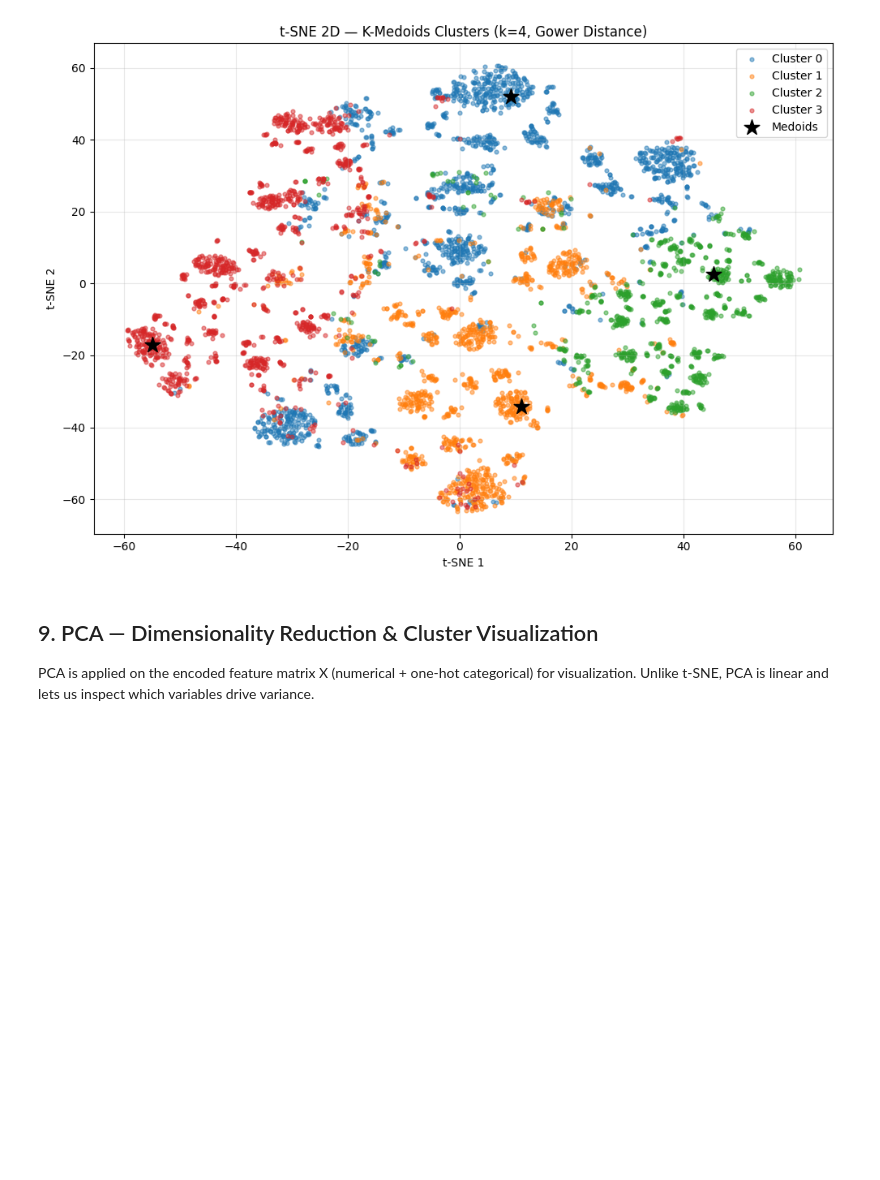
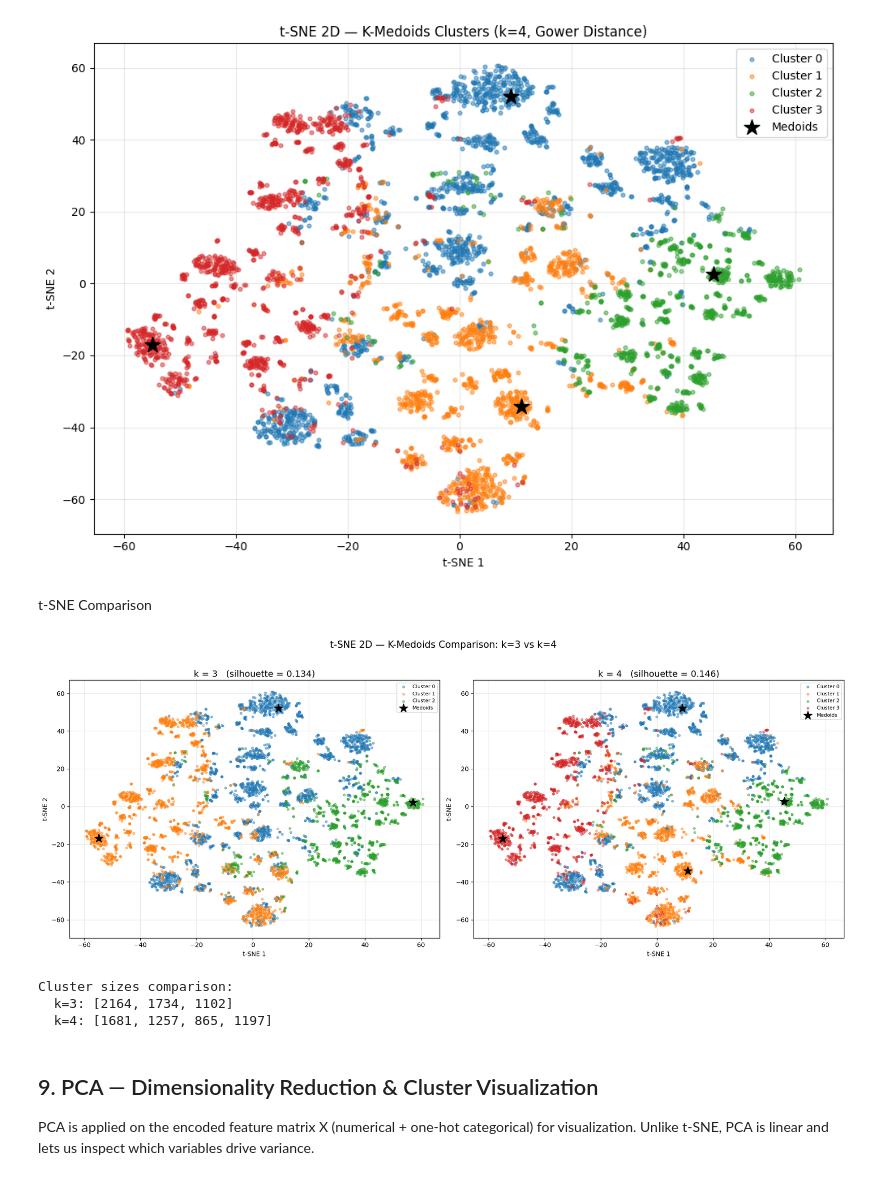
Before and after one commit to SimoneCerrone/FINTECH, a Jupyter notebook: BankClients_Segmentation_Final1.ipynb, the cells around one changed output. Drawn from its saved outputs; the diff is of its cells as text; code cells hidden in the pictures; blank space fills up the shorter version.

```diff
--- a/BankClients_Segmentation_Final1.ipynb
+++ b/BankClients_Segmentation_Final1.ipynb
@@ -911,6 +1001,78 @@ plt.tight_layout()
 plt.show()
 # %% [output]
 [figure]
+# %% [markdown]
+t-SNE Comparison
+# %%
+# =============================================================================
+# 8.2  Side-by-Side t-SNE Comparison — k_A vs k_B
+# =============================================================================
+#
+# Uses: gower_distances, Y_2d from previous sections.
+#
+# ✏️  CHANGE THESE TWO VALUES to compare any pair of k:
+K_A = 3
+K_B = 4
+# =============================================================================
+
+from kmedoids import KMedoids
+
+# ── Fit both models ───────────────────────────────────────────────────────────
+models = {}
+for k in [K_A, K_B]:
+    km = KMedoids(
+        n_clusters=k,
+        metric='precomputed',
+        method='pam',
+        init='build',
+        random_state=42
+    )
+    models[k] = {
+        'labels': km.fit_predict(gower_distances),
+        'medoids': km.medoid_indices_
+    }
+
+# ── Plot ──────────────────────────────────────────────────────────────────────
+fig, axes = plt.subplots(1, 2, figsize=(18, 7))
+palette = sns.color_palette('tab10', max(K_A, K_B))
+
+for ax, k in zip(axes, [K_A, K_B]):
+    labels = models[k]['labels']
+    medoids = models[k]['medoids']
+
+    for c in range(k):
+        mask = labels == c
+        ax.scatter(Y_2d[mask, 0], Y_2d[mask, 1],
+                   label=f'Cluster {c}', alpha=0.45, s=12,
+                   color=palette[c])
+
+    # Medoids
+    ax.scatter(Y_2d[medoids, 0], Y_2d[medoids, 1],
+               s=200, marker='*', c='black', zorder=5, label='Medoids')
+
+    # Silhouette in title
+    sil = silhouette_score(gower_distances, labels, metric='precomputed')
+    ax.set_title(f'k = {k}   (silhouette = {sil:.3f})', fontsize=14)
+    ax.set_xlabel('t-SNE 1')
+    ax.set_ylabel('t-SNE 2')
+    ax.legend(fontsize=8, loc='best')
+    ax.grid(True, alpha=0.3)
+
+plt.suptitle(f't-SNE 2D — K-Medoids Comparison: k={K_A} vs k={K_B}',
+             fontsize=15, y=1.02)
+plt.tight_layout()
+plt.show()
+
+# ── Quick cluster-size comparison ─────────────────────────────────────────────
+print(f'\nCluster sizes comparison:')
+for k in [K_A, K_B]:
+    sizes = pd.Series(models[k]['labels']).value_counts().sort_index()
+    print(f'  k={k}: {sizes.values.tolist()}')
+# %% [output]
+[figure, added]
+Cluster sizes comparison:
+  k=3: [2164, 1734, 1102]
+  k=4: [1681, 1257, 865, 1197]
 # %% [markdown]
 ## 9. PCA — Dimensionality Reduction & Cluster Visualization
 
```
Also changed, not shown: parts of 3 cells of this notebook.
